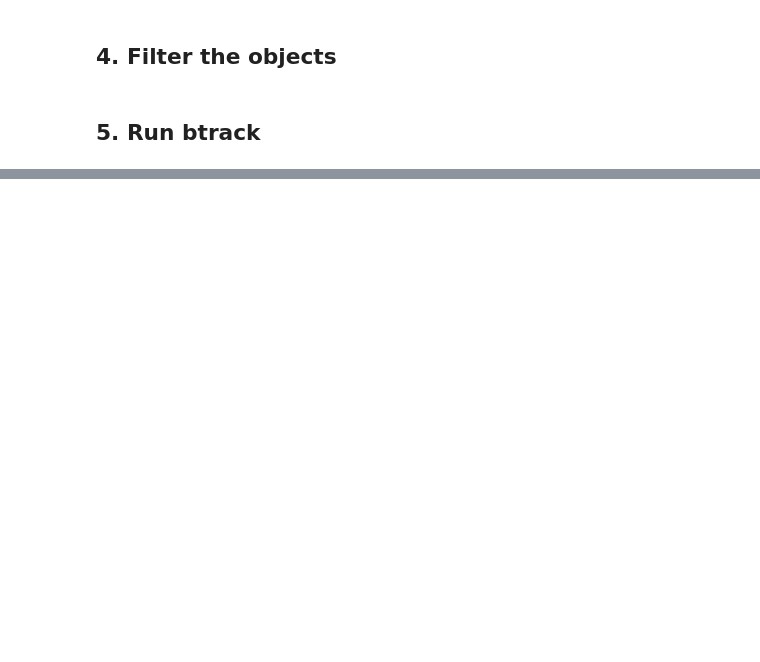
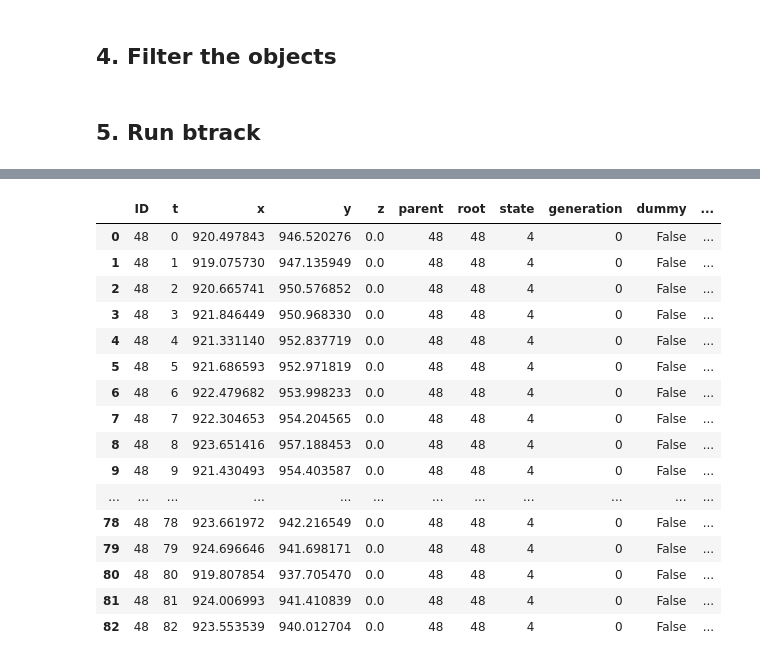
Before and after one commit to lowe-lab-ucl/segment-classify-track, a Jupyter notebook: cellx_classify_and_track.ipynb, the cells around one changed output, grey strips where cells are left out. Cells and saved outputs as stored; diff of their text form; code cells hidden in the pictures; blank space fills up the shorter version.

```diff
--- a/cellx_classify_and_track.ipynb
+++ b/cellx_classify_and_track.ipynb
@@ -184,7 +202,7 @@ with btrack.BayesianTracker() as tracker:
 
     # configure the tracker using a config file
     tracker.configure_from_file(
-        "/home/nathan/analysis/cell-comp-analysis/BayesianTracker/models/MDCK_config_new.json"
+        "/home/nathan/analysis/BayesianTracker/models/MDCK_config_new.json"
     )
     tracker.max_search_radius = 40
 
@@ -200,7 +218,7 @@ with btrack.BayesianTracker() as tracker:
     # generate hypotheses and run the global optimizer
     tracker.optimize()
 
-    tracker.export(('/home/nathan/data/kraken/test/MK0003/Pos15/tracking.h5'), obj_type='obj_type_1')
+    tracker.export((f'/home/nathan/data/kraken/ras/{expt}/{pos}/gfp_tracks.h5'), obj_type='obj_type_1')
 
     # get the tracks in a format for napari visualization
     data, properties, graph = tracker.to_napari(ndim=2)
@@ -226,0 +245,20 @@ with btrack.BayesianTracker() as tracker:
+# %%
+tracks[0]
+# %% [output]
+|  | ID | t | x | y | z | parent | root | state | generation | dummy | ... |
+| 0 | 48 | 0 | 920.497843 | 946.520276 | 0.0 | 48 | 48 | 4 | 0 | False | ... |
+| 1 | 48 | 1 | 919.075730 | 947.135949 | 0.0 | 48 | 48 | 4 | 0 | False | ... |
+| 2 | 48 | 2 | 920.665741 | 950.576852 | 0.0 | 48 | 48 | 4 | 0 | False | ... |
+| 3 | 48 | 3 | 921.846449 | 950.968330 | 0.0 | 48 | 48 | 4 | 0 | False | ... |
+| 4 | 48 | 4 | 921.331140 | 952.837719 | 0.0 | 48 | 48 | 4 | 0 | False | ... |
+| 5 | 48 | 5 | 921.686593 | 952.971819 | 0.0 | 48 | 48 | 4 | 0 | False | ... |
+| 6 | 48 | 6 | 922.479682 | 953.998233 | 0.0 | 48 | 48 | 4 | 0 | False | ... |
+| 7 | 48 | 7 | 922.304653 | 954.204565 | 0.0 | 48 | 48 | 4 | 0 | False | ... |
+| 8 | 48 | 8 | 923.651416 | 957.188453 | 0.0 | 48 | 48 | 4 | 0 | False | ... |
+| 9 | 48 | 9 | 921.430493 | 954.403587 | 0.0 | 48 | 48 | 4 | 0 | False | ... |
+| ... | ... | ... | ... | ... | ... | ... | ... | ... | ... | ... | ... |
+| 78 | 48 | 78 | 923.661972 | 942.216549 | 0.0 | 48 | 48 | 4 | 0 | False | ... |
+| 79 | 48 | 79 | 924.696646 | 941.698171 | 0.0 | 48 | 48 | 4 | 0 | False | ... |
+| 80 | 48 | 80 | 919.807854 | 937.705470 | 0.0 | 48 | 48 | 4 | 0 | False | ... |
+| 81 | 48 | 81 | 924.006993 | 941.410839 | 0.0 | 48 | 48 | 4 | 0 | False | ... |
+| 82 | 48 | 82 | 923.553539 | 940.012704 | 0.0 | 48 | 48 | 4 | 0 | False | ... |
```
Also changed, not shown: parts of 17 cells of this notebook.
